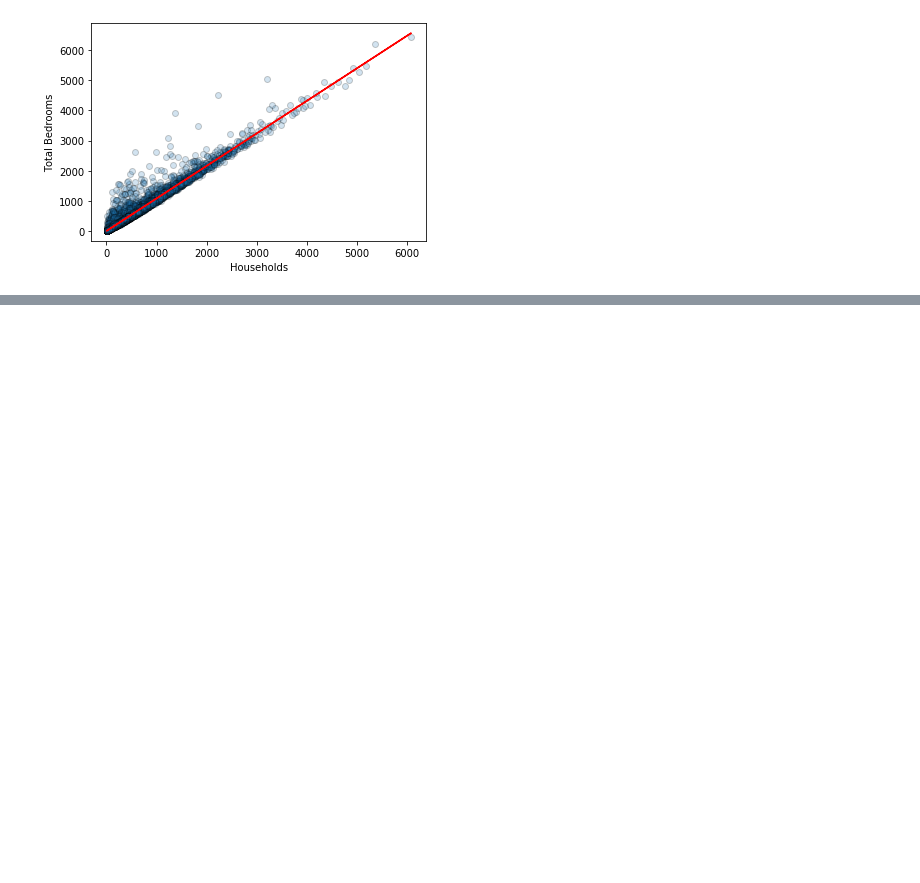
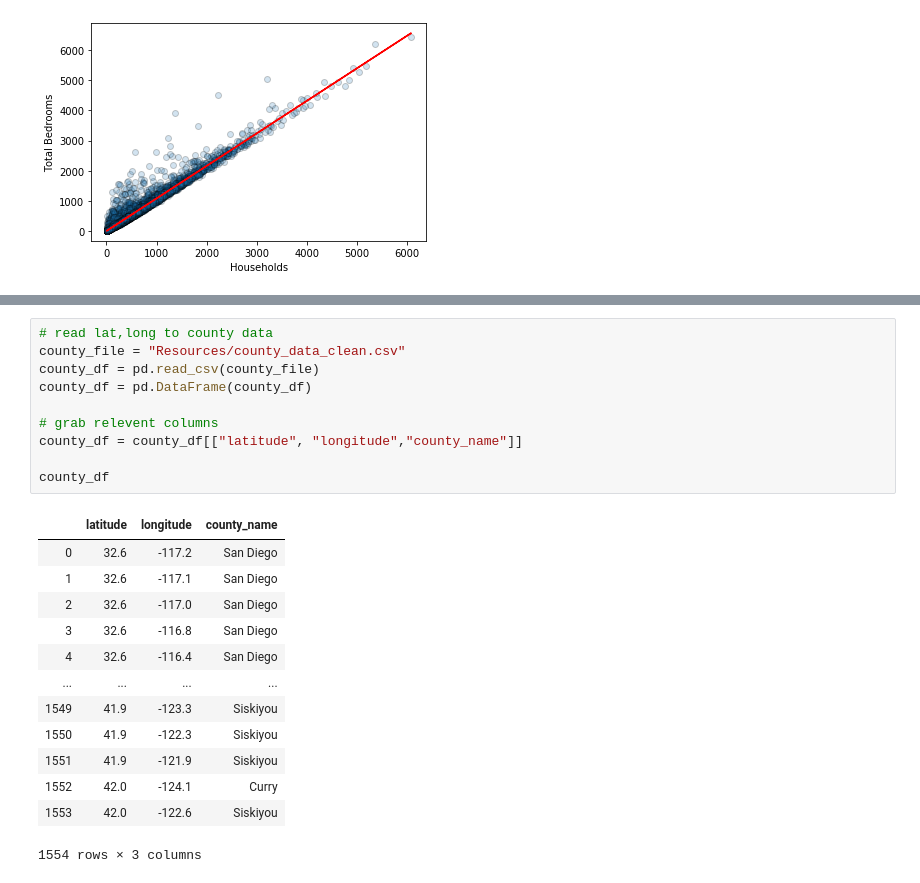
Before and after one commit to phamkdaniel/Cali-Housing-Project, a Jupyter notebook: daniel_merging.ipynb, the cells around one changed output, grey strips where cells are left out. Drawn from its saved outputs; the diff is of its cells as text; blank space fills up the shorter version.

```diff
--- a/daniel_outliers.ipynb
+++ b/daniel_merging.ipynb
@@ -207,0 +230,24 @@ memory usage: 1.6+ MB
+# %%
+# read lat,long to county data
+county_file = "Resources/county_data_clean.csv"
+county_df = pd.read_csv(county_file)
+county_df = pd.DataFrame(county_df)
+
+# grab relevent columns
+county_df = county_df[["latitude", "longitude","county_name"]]
+
+county_df
+# %% [output]
+|  | latitude | longitude | county_name |
+| 0 | 32.6 | -117.2 | San Diego |
+| 1 | 32.6 | -117.1 | San Diego |
+| 2 | 32.6 | -117.0 | San Diego |
+| 3 | 32.6 | -116.8 | San Diego |
+| 4 | 32.6 | -116.4 | San Diego |
+| ... | ... | ... | ... |
+| 1549 | 41.9 | -123.3 | Siskiyou |
+| 1550 | 41.9 | -122.3 | Siskiyou |
+| 1551 | 41.9 | -121.9 | Siskiyou |
+| 1552 | 42.0 | -124.1 | Curry |
+| 1553 | 42.0 | -122.6 | Siskiyou |
+1554 rows × 3 columns
```
Also changed, not shown: parts of 13 cells of this notebook, 2 other files.
